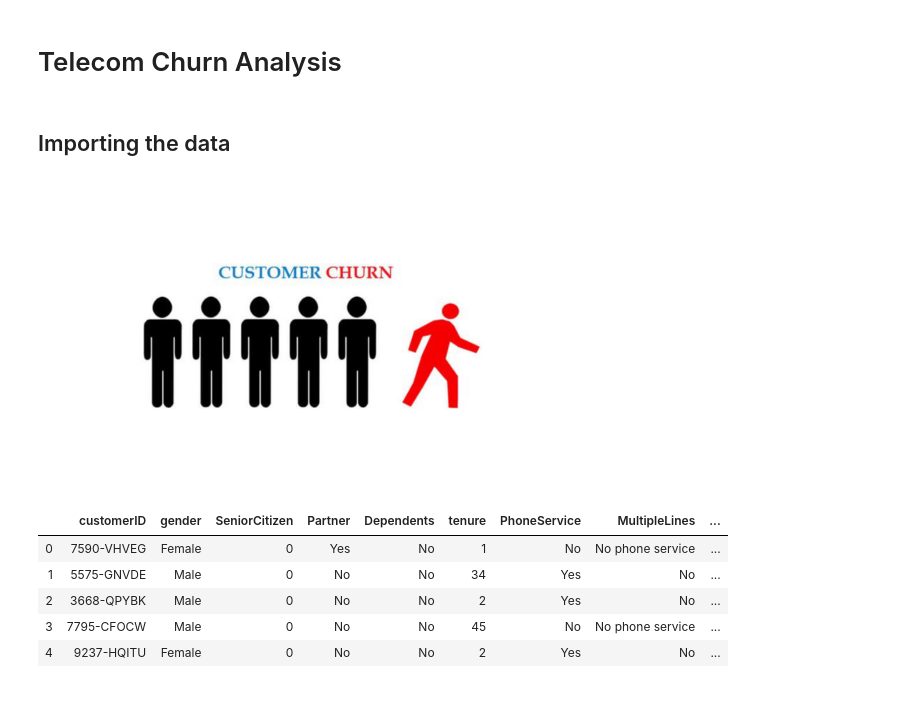
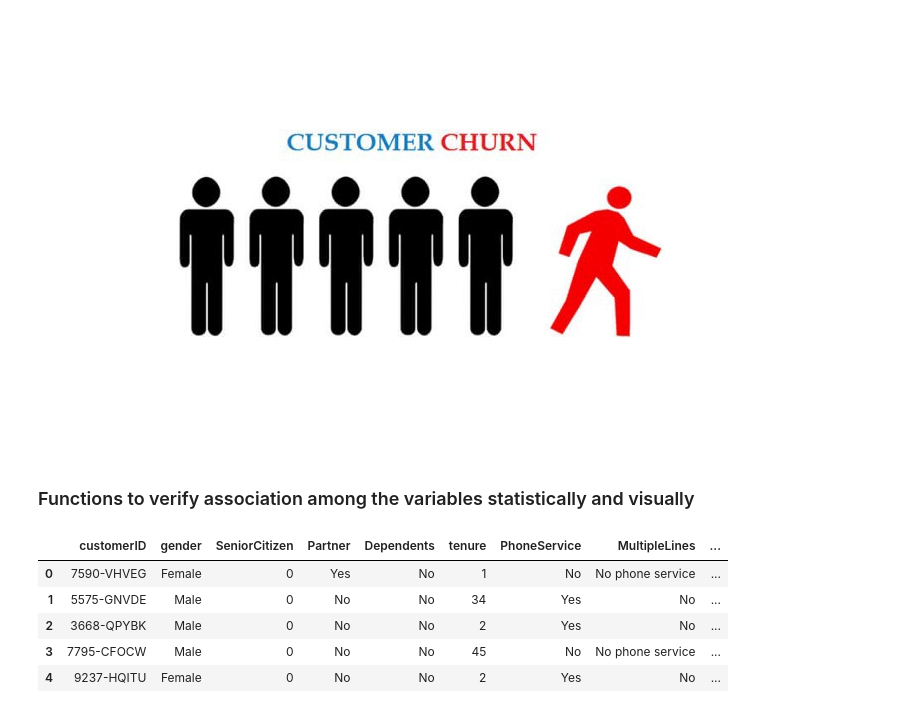
Before and after one commit to HarishPatlolla/Churn-Analysis-using--Logistic-Regression-Decision-Tree-Bagging-Random-Forest-Boosting, a Jupyter notebook: Churn_modelling_github.ipynb, the cells around one changed output. Saved outputs shown, nothing was run; the diff lists cells and outputs as text; code cells hidden in the pictures.

```diff
--- a/Churn_modelling_github.ipynb
+++ b/Churn_modelling_github.ipynb
@@ -1,40 +1,16 @@
-# %% [markdown]
-# Telecom Churn Analysis
-# %% [markdown]
-## Importing the data
 # %%
+from IPython.display import Image,Markdown, display
 class color:
    PURPLE = '\033[95m'
    CYAN = '\033[96m'
    DARKCYAN = '\033[36m'
    BLUE = '\033[94m'
    GREEN = '\033[92m'
    YELLOW = '\033[93m'
    RED = '\033[91m'
    BOLD = '\033[1m'
    UNDERLINE = '\033[4m'
    END = '\033[0m'
-
-import pandas as pd
-import numpy as np
-import os
-import matplotlib.pyplot as plt
-from  matplotlib.ticker import PercentFormatter
-from scipy.stats import ttest_ind
-from scipy.stats import pointbiserialr
-import seaborn as sns
-from sklearn.metrics import confusion_matrix
-pd.set_option('display.max_rows', 5000)
-pd.set_option('display.max_columns', None)
-pd.set_option('display.width', 1000)
-from PIL import  Image
-
-
-%matplotlib inline
-plt.figure(figsize=(10,10))
-img = np.array(Image.open(r"D:\Sunny_Personal\OSU MSBA\Fall 2019\GitHub\Telecom Churn Analysis\churn.jpg"))
-plt.imshow(img,interpolation="bilinear")
-plt.axis("off")
-plt.show()
+Image(r"D:\Sunny_Personal\OSU MSBA\Fall 2019\GitHub\Telecom Churn Analysis\churn.jpg")
 # %% [output]
-[figure, old version]
+[figure, new version]
@@ -41 +37,3 @@ plt.show()
+# %% [markdown]
+### Functions to verify association among the variables statistically and visually
 # %%
```
Also changed, not shown: parts of 69 cells of this notebook.
